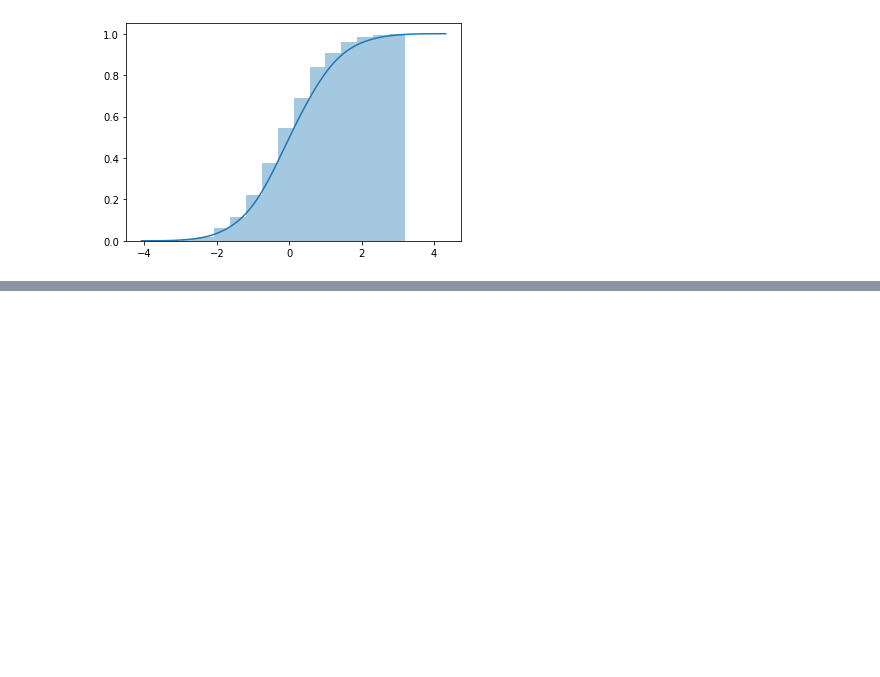
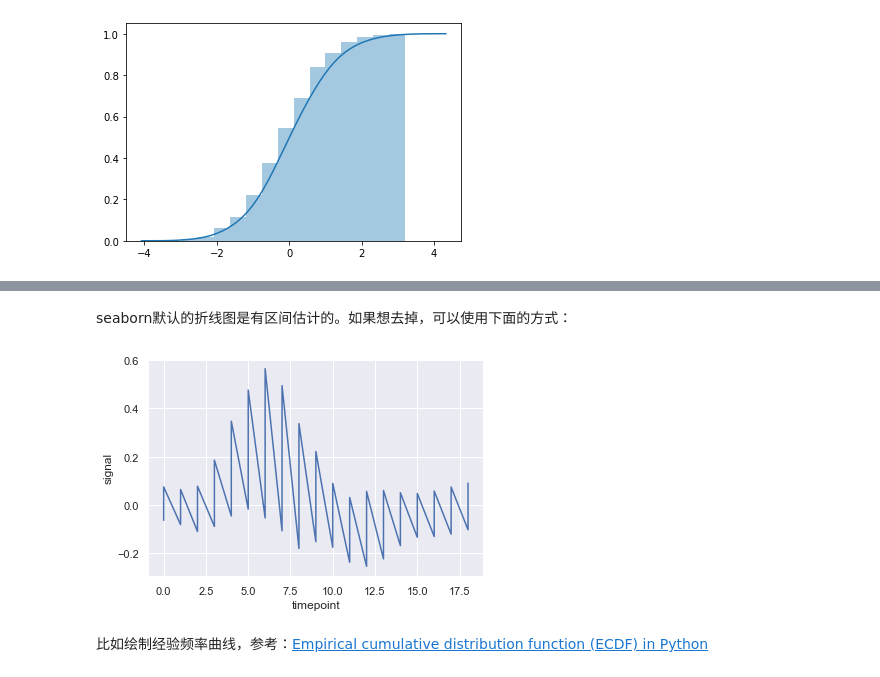
Before and after one commit to iHeadWater/hydrus, a Jupyter notebook: 3-basic-pyviz/seaborn/seaborn.ipynb, the cells around one changed output, grey strips where cells are left out. Drawn from its saved outputs; the diff is of its cells as text; code cells hidden in the pictures; blank space fills up the shorter version.

```diff
--- a/3-basic-pyviz/seaborn/seaborn.ipynb
+++ b/3-basic-pyviz/seaborn/seaborn.ipynb
@@ -555,0 +574,8 @@ sns.distplot(x, hist_kws=kwargs, kde_kws=kwargs)
+# %% [markdown]
+seaborn默认的折线图是有区间估计的。如果想去掉，可以使用下面的方式：
+# %%
+ax = sns.lineplot(x="timepoint", y="signal", data=fmri, estimator=None)
+# %% [output]
+[figure, added]
+# %% [markdown]
+比如绘制经验频率曲线，参考：[Empirical cumulative distribution function (ECDF) in Python](https://cmdlinetips.com/2019/05/empirical-cumulative-distribution-function-ecdf-in-python/)
```
Also changed, not shown: parts of 13 cells of this notebook, 12 other files.
